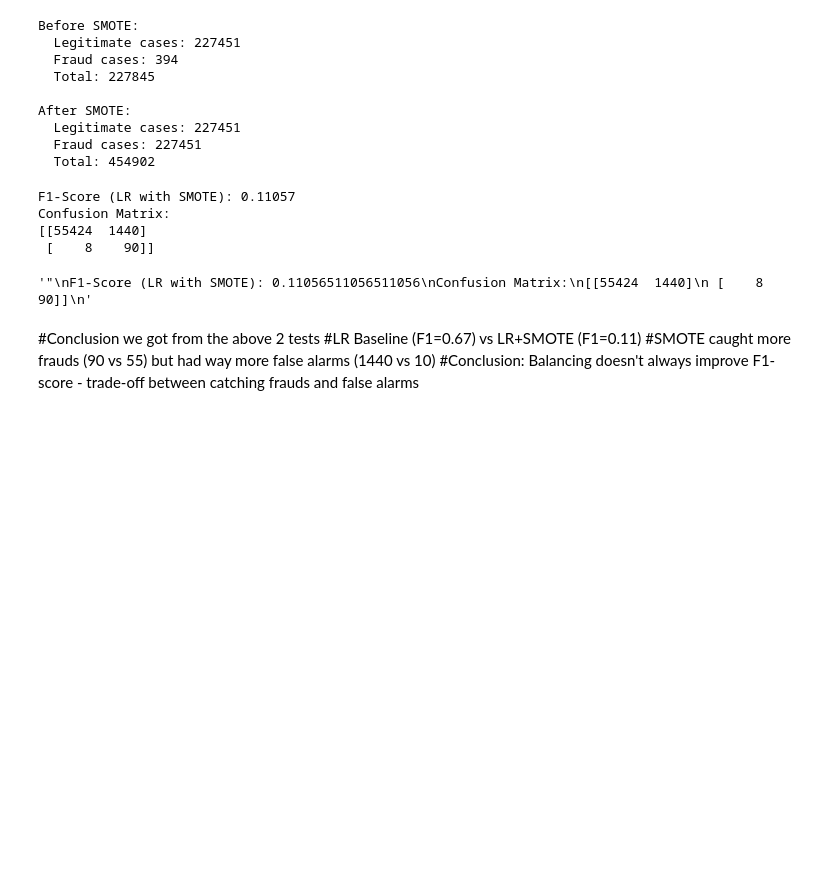
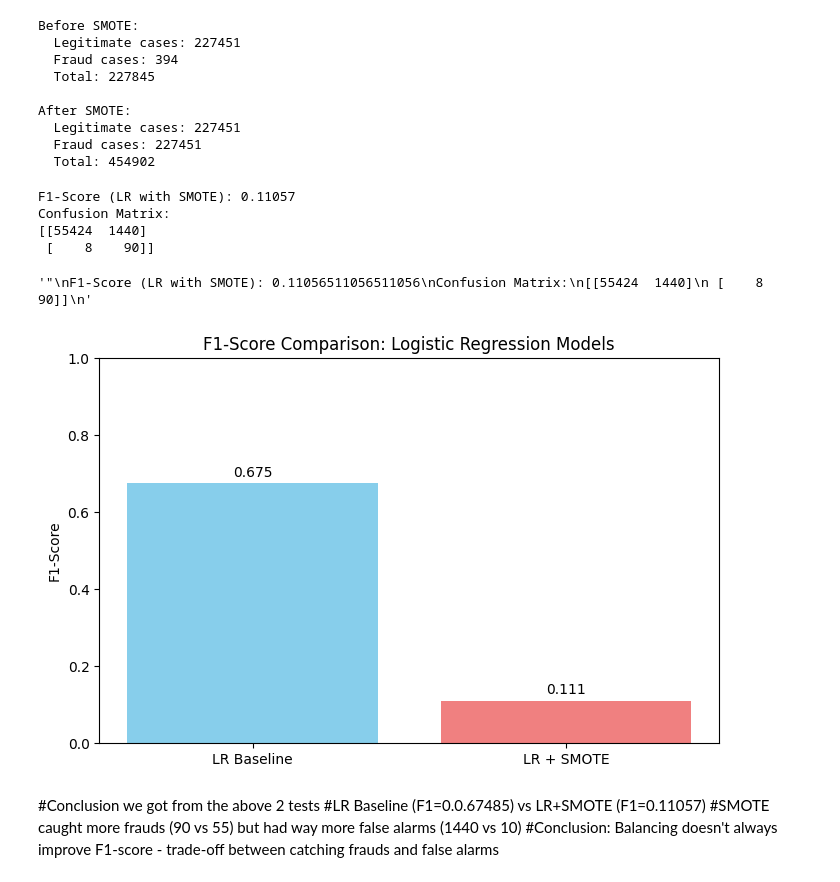
Before and after one commit to AhadAliBaig/Credit-Card-Fraud-Detection, a Jupyter notebook: fraud_detection.ipynb, the cells around one changed output. Saved outputs shown, nothing was run; the diff lists cells and outputs as text; code cells hidden in the pictures; blank space fills up the shorter version.

```diff
--- a/fraud_detection.ipynb
+++ b/fraud_detection.ipynb
@@ -183,8 +183,27 @@ Confusion Matrix:
 [[55424  1440]
  [    8    90]]
 '"\nF1-Score (LR with SMOTE): 0.11056511056511056\nConfusion Matrix:\n[[55424  1440]\n [    8    90]]\n'
+# %%
+# Bar chart comparing F1-scores
+models = ['LR Baseline', 'LR + SMOTE']
+f1_scores = [f1_lr_baseline, f1_lr_smote]
+
+plt.figure(figsize=(8, 5))
+bars = plt.bar(models, f1_scores, color=['skyblue', 'lightcoral'])
+plt.ylabel('F1-Score')
+plt.title('F1-Score Comparison: Logistic Regression Models')
+plt.ylim(0, 1)
+
+# Add value labels on bars
+for bar, score in zip(bars, f1_scores):
+    plt.text(bar.get_x() + bar.get_width()/2, bar.get_height() + 0.01,
+             f'{score:.3f}', ha='center', va='bottom')
+
+plt.show()
+# %% [output]
+[figure, added]
 # %% [markdown]
 #Conclusion we got from the above 2 tests
-#LR Baseline (F1=0.67) vs LR+SMOTE (F1=0.11)
+#LR Baseline (F1=0.0.67485) vs LR+SMOTE (F1=0.11057)
 #SMOTE caught more frauds (90 vs 55) but had way more false alarms (1440 vs 10)
 #Conclusion: Balancing doesn't always improve F1-score - trade-off between catching frauds and false alarms
```
Also changed, not shown: parts of 8 cells of this notebook.
